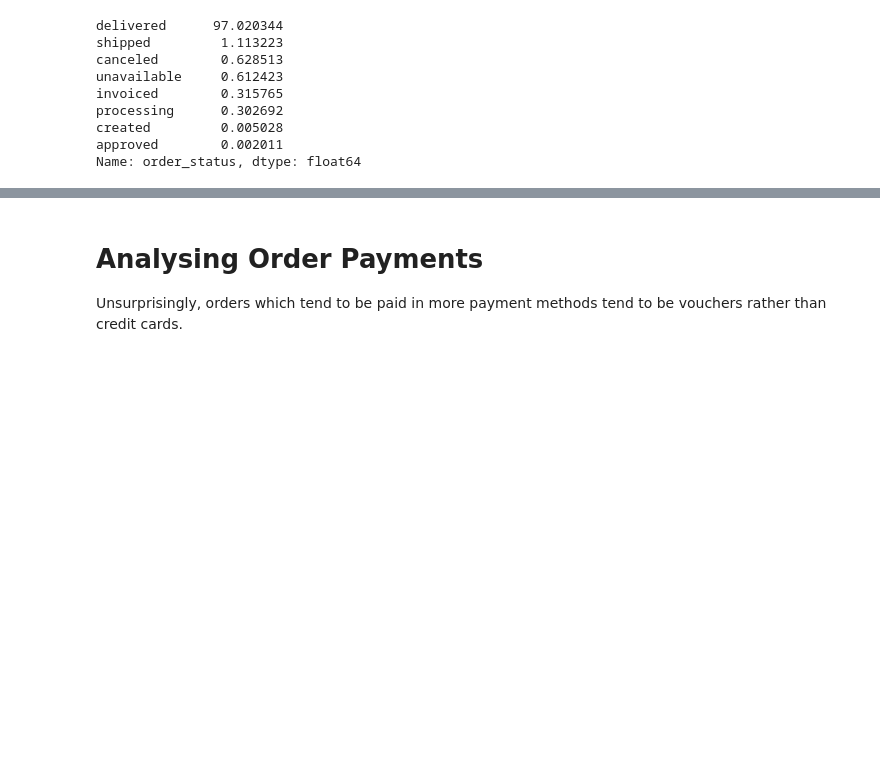
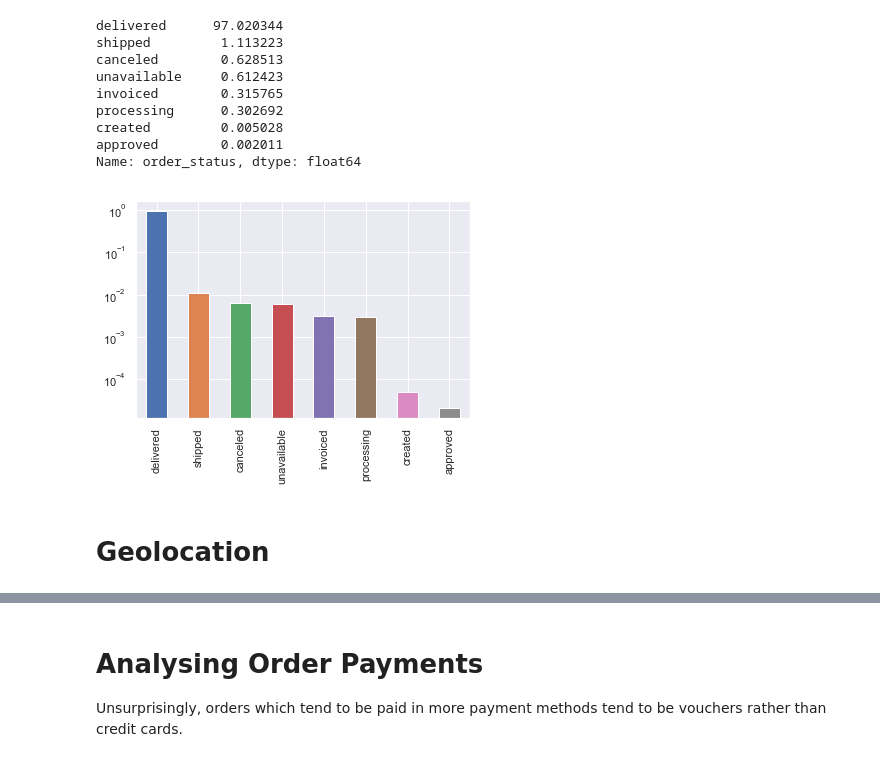
Before and after one commit to leeyenter/bt4211-project, a Jupyter notebook: Customer EDA - YT.ipynb, the cells around one changed output, grey strips where cells are left out. Drawn from its saved outputs; the diff is of its cells as text; code cells hidden in the pictures; blank space fills up the shorter version.

```diff
--- a/Customer EDA - YT.ipynb
+++ b/Customer EDA - YT.ipynb
@@ -97,2 +97,0 @@ orders.delivery_diff.dt.days.hist(bins = 30)
-# %%
-orders = orders.merge(geolocation, left_on = 'customer_zip_code_prefix', right_on = 'geolocation_zip_code_prefix')
@@ -110,3 +116,10 @@ processing      0.302692
 created         0.005028
 approved        0.002011
 Name: order_status, dtype: float64
+# %%
+orders.order_status.value_counts(normalize=True).plot(kind='bar')
+plt.yscale('log')
+# %% [output]
+[figure, added]
+# %% [markdown]
+# Geolocation
```
Also changed, not shown: parts of 29 cells of this notebook, 1 other file.
